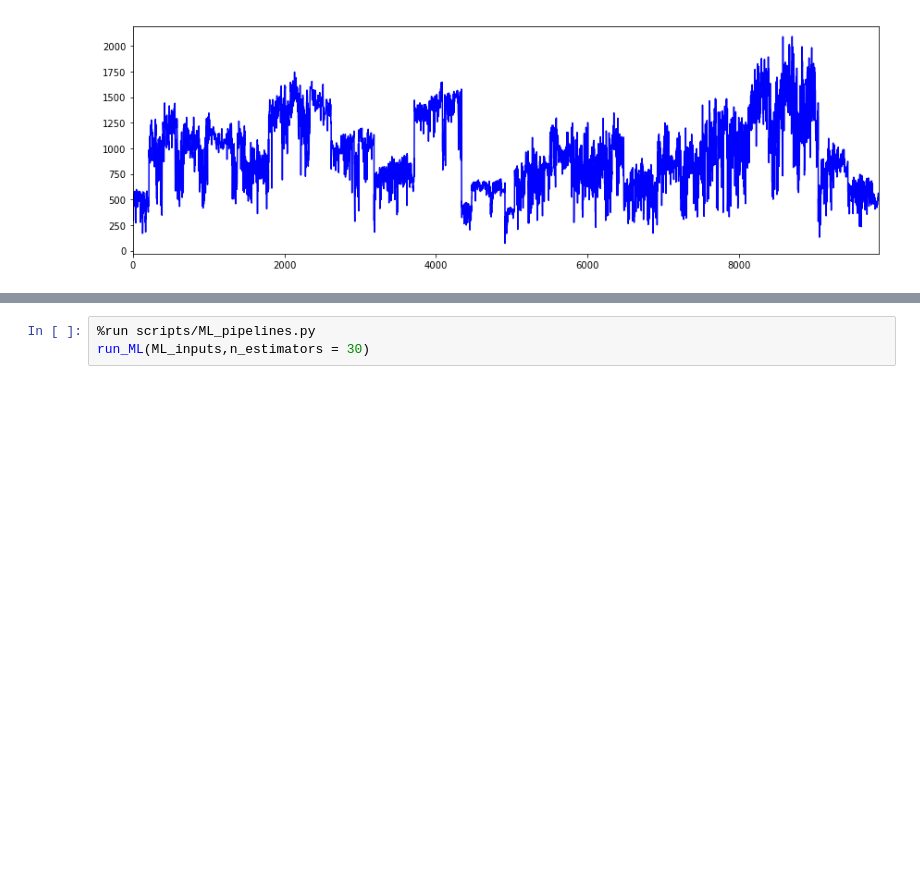
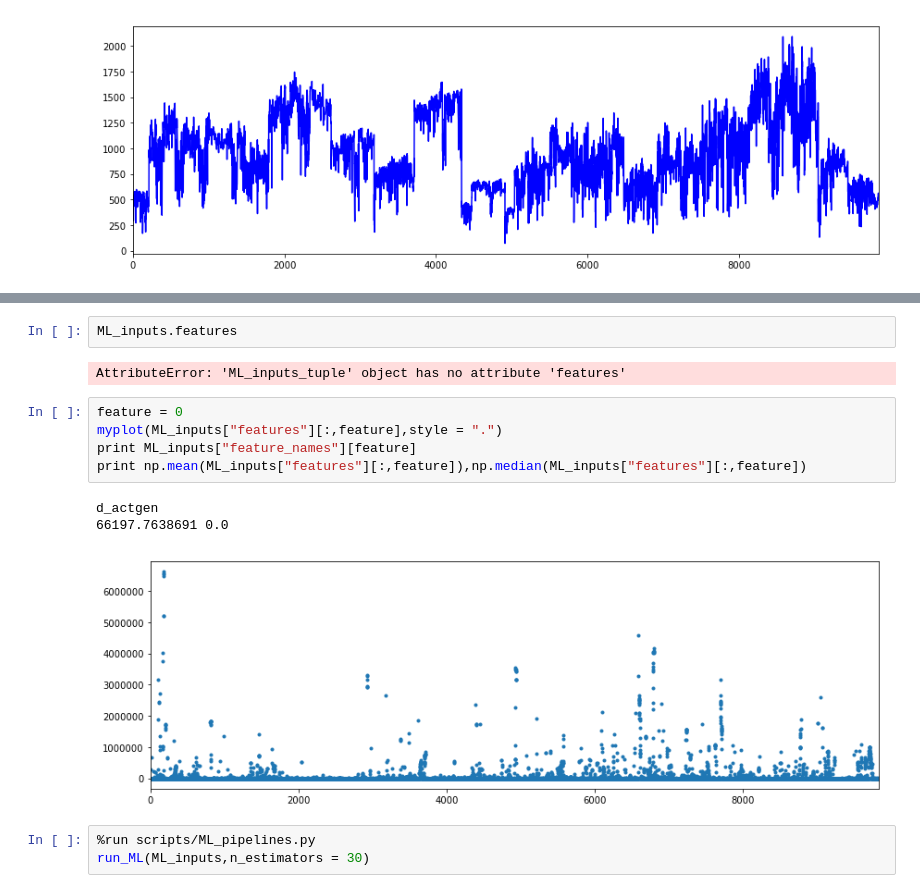
Before and after one commit to tiavlovskiegor24/CRG, a Jupyter notebook: HIV expression.ipynb, the cells around one changed output, grey strips where cells are left out. Cells and saved outputs as stored; diff of their text form; blank space fills up the shorter version.

```diff
--- a/HIV expression.ipynb
+++ b/HIV expression.ipynb
@@ -141,3 +115,16 @@ plt.hlines(2,0,300)
+# %%
+ML_inputs.features
+# %% [output]
+AttributeError: 'ML_inputs_tuple' object has no attribute 'features'
+# %%
+feature = 0
+myplot(ML_inputs["features"][:,feature],style = ".")
+print ML_inputs["feature_names"][feature]
+print np.mean(ML_inputs["features"][:,feature]),np.median(ML_inputs["features"][:,feature])
+# %% [output]
+d_actgen
+66197.7638691 0.0
+[figure, added]
 # %%
 %run scripts/ML_pipelines.py
 run_ML(ML_inputs,n_estimators = 30)
```
Also changed, not shown: parts of 12 cells of this notebook, 3 other files.
